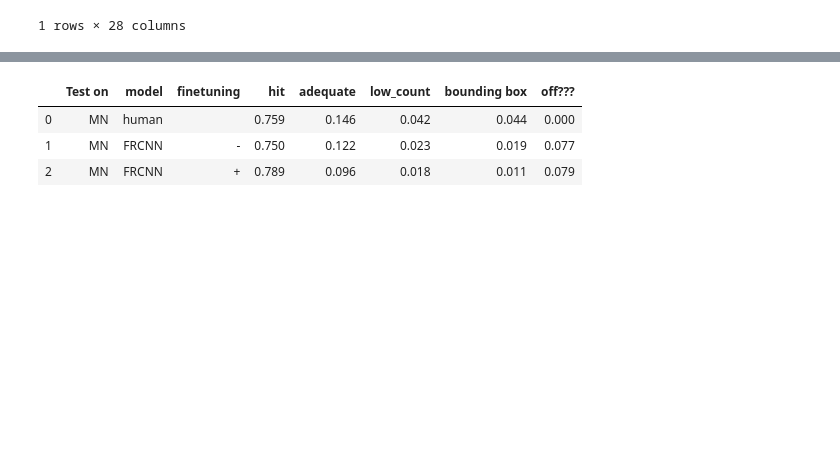
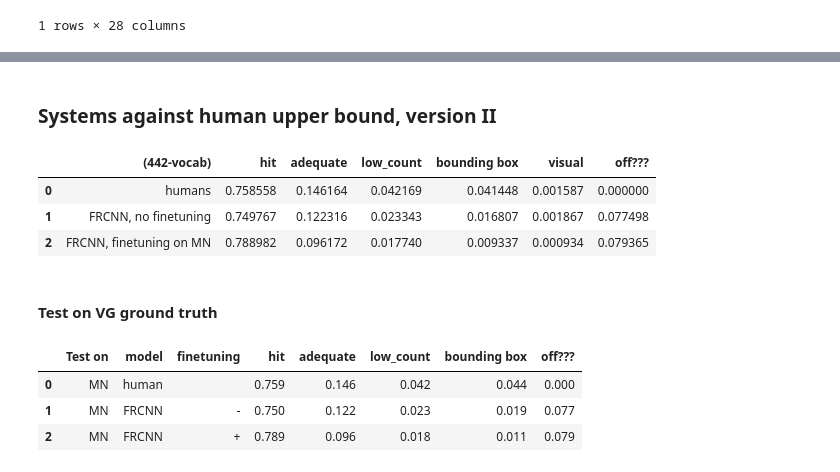
Before and after one commit to sinazarriess/many_names_collection, a Jupyter notebook: analysis/compare_humans_system.ipynb, the cells around one changed output, grey strips where cells are left out. Cells and saved outputs as stored; diff of their text form; code cells hidden in the pictures; blank space fills up the shorter version.

```diff
--- a/analysis/compare_humans_system.ipynb
+++ b/analysis/compare_humans_system.ipynb
@@ -165,5 +177,5 @@ df.query('vg_img_id == 32')
 # %%
-def get_error(topname,predname,verified,response):
+def get_error_carina(topname, predname, verified, response, adequacy_threshold=0.5):
     if predname == topname:
         return 'hit'
     if predname not in verified:
@@ -173,7 +185,9 @@ def get_error(topname,predname,verified,response):
             return 'off???'
     if topname in verified[predname]['can_be_same_object']:
         return 'adequate'
-    if not verified[predname]['inadequacy_type']:
+    # CS: Consider names of other objects with adequacy > 0.5 as adequate,
+    # e.g.: (2417522, vegetable): 'adequacy': 0.6428571428571428, 'inadequacy_type': 'bounding box'
+    if verified[predname]['adequacy'] > adequacy_threshold:
         return 'adequate_diff_object'
 
     return verified[predname]['inadequacy_type']
@@ -225,3 +245,23 @@ pd.DataFrame(table,columns=['(442-vocab)']+relevant_cats)
+# %% [markdown]
+### Systems against human upper bound, version II
+# %%
+error_func = get_error_carina
+hum_error_cats, sys_error_cats, sys_error_cats2 = test_on_mn(df, dfsys, dfsys2, error_func)
+relevant_cats = ['hit','adequate','low_count','bounding box','off???']
+table = [
+    ["humans"]+[hum_error_cats[t]/sum(hum_error_cats.values()) for t in relevant_cats],
+    ["FRCNN, no finetuning"]+[sys_error_cats2[t]/sum(sys_error_cats2.values()) for t in relevant_cats],
+    ["FRCNN, finetuning on MN"]+[sys_error_cats[t]/sum(sys_error_cats.values()) for t in relevant_cats]
+]
+# %%
+pd.DataFrame(table,columns=['(442-vocab)']+relevant_cats)
+# %% [output]
+|  | (442-vocab) | hit | adequate | low_count | bounding box | visual | off??? |
+| 0 | humans | 0.758558 | 0.146164 | 0.042169 | 0.041448 | 0.001587 | 0.000000 |
+| 1 | FRCNN, no finetuning | 0.749767 | 0.122316 | 0.023343 | 0.016807 | 0.001867 | 0.077498 |
+| 2 | FRCNN, finetuning on MN | 0.788982 | 0.096172 | 0.017740 | 0.009337 | 0.000934 | 0.079365 |
+# %% [markdown]
+#### Test on VG ground truth
 # %%
 hum2_error_cats = Counter()
 sys3_error_cats = Counter()
```
Also changed, not shown: parts of 20 cells of this notebook.
